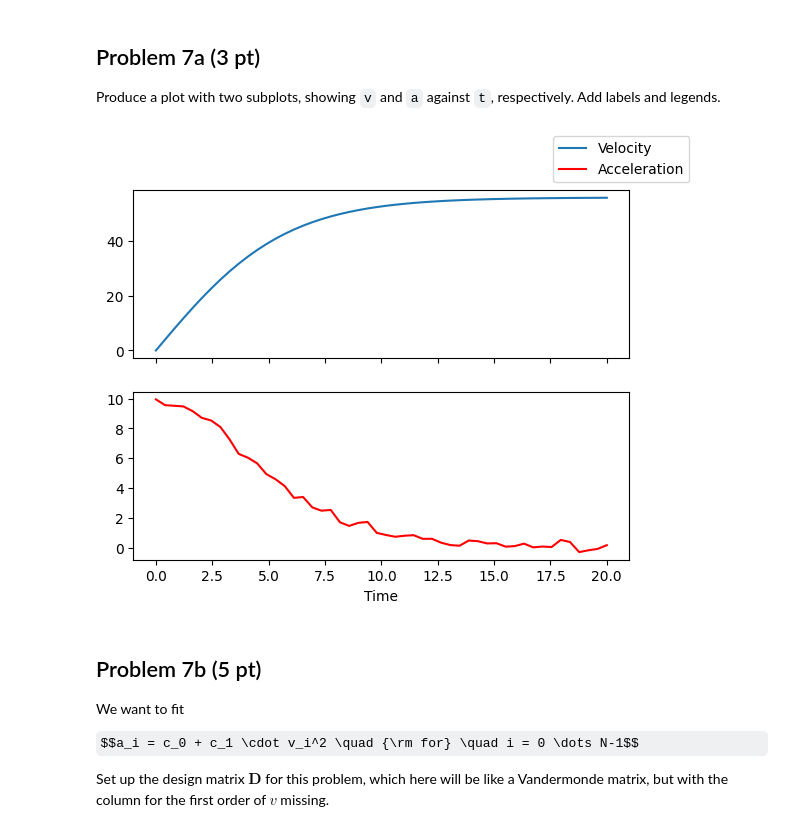
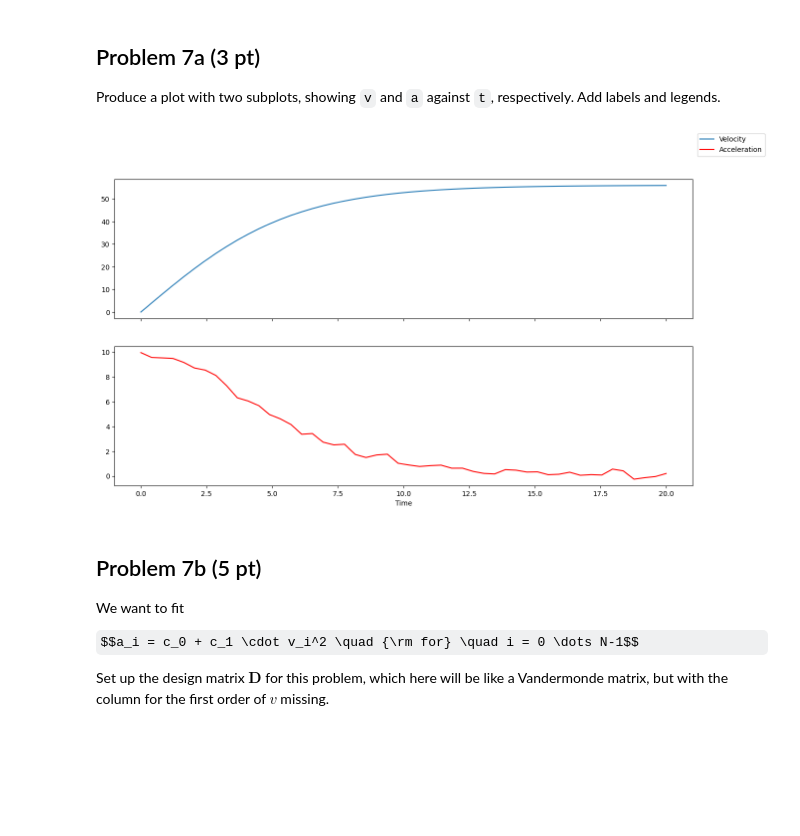
Before and after one commit to ufotermiten/Final_LP4, a Jupyter notebook: LP4_final_Group045.ipynb, the cells around one changed output. Cells and saved outputs as stored; diff of their text form; code cells hidden in the pictures; some formulas as TeX source; blank space fills up the shorter version.

```diff
--- a/LP4_final_Group045.ipynb
+++ b/LP4_final_Group045.ipynb
@@ -28,6 +28,7 @@ Rewrite the following expressions in order to evaluate them for large values of
 import sys
 import numpy as np
 import matplotlib.pyplot as plt
+plt.rcParams["figure.figsize"] = (15, 8)
 large = sys.maxsize
 xs=np.array([2.**i*large for i in range(-55,5)])
 
@@ -457,14 +458,14 @@ Produce a plot with two subplots, showing `v` and `a` against `t`, respectively.
 # %%
 # YOUR CODE HERE
 fig, axs = plt.subplots(2,1,sharex=True)
 axs[0].plot(t,v,label='Velocity')
 axs[1].plot(t,a,c='r',label='Acceleration')
 axs[1].set_xlabel('Time')
 fig.legend()
-
+fig.set_size_inches(15,8)
 plt.show()
 # %% [output]
-[figure, old version]
+[figure, new version]
 # %% [markdown]
 ## Problem 7b (5 pt)
 
```
Also changed, not shown: parts of 7 cells of this notebook.
